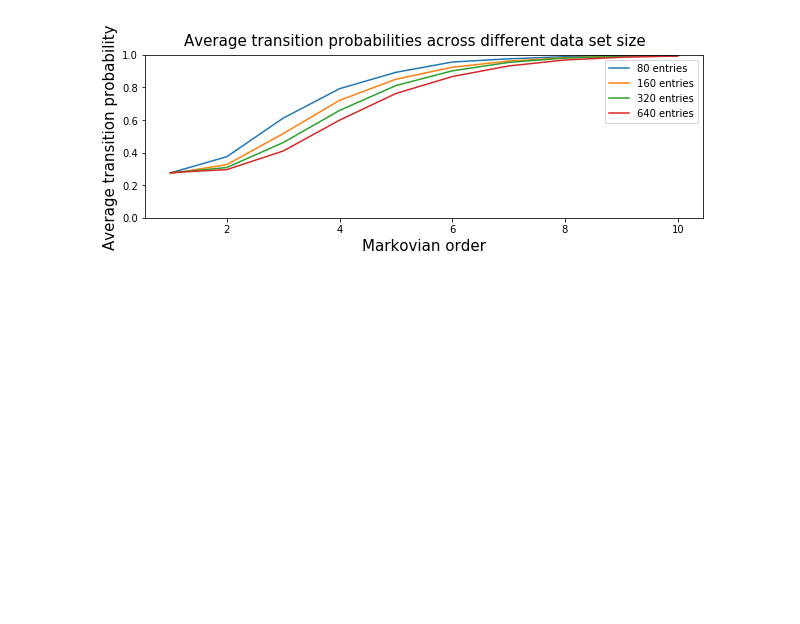
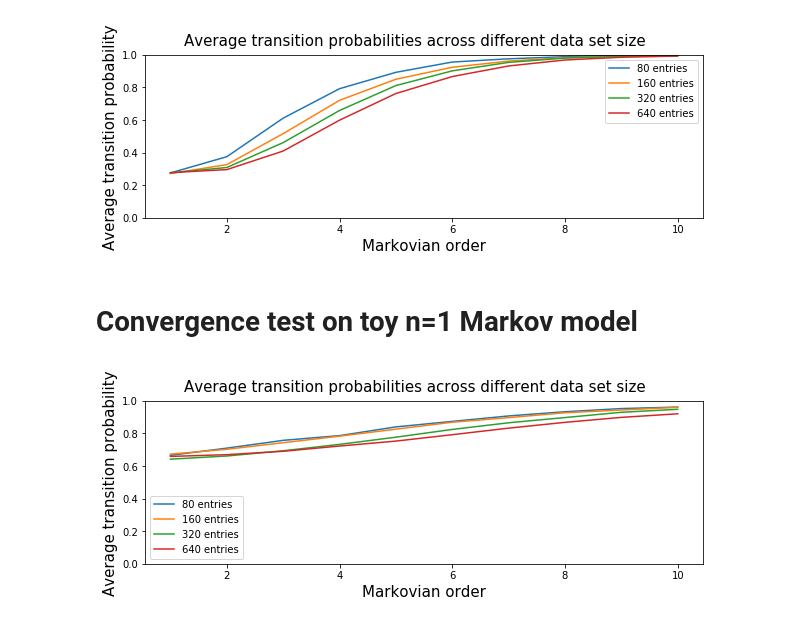
Before and after one commit to sjonany/replication_recanatesi_2015, a Jupyter notebook: markov_test.ipynb, the cells around one changed output. Cells and saved outputs as stored; diff of their text form; code cells hidden in the pictures; blank space fills up the shorter version.

Commit message:
Added convergence test results on a markov order 1 toy model to demonstrate our convergence failure.

```diff
--- a/markov_test.ipynb
+++ b/markov_test.ipynb
@@ -139,3 +139,17 @@ fig.suptitle("Average transition probabilities across different data set size",
 _ = _
 # %% [output]
 [figure]
+# %% [markdown]
+# Convergence test on toy n=1 Markov model
+# %%
+seq_name_to_file = {
+  "80 entries": "sequences/seq_markov_80.txt",
+  "160 entries": "sequences/seq_markov_160.txt",
+  "320 entries": "sequences/seq_markov_320.txt",
+  "640 entries": "sequences/seq_markov_640.txt"
+}
+fig = plot_probs(seq_name_to_file)
+fig.suptitle("Average transition probabilities across different data set size", fontsize=FONTSIZE)
+_ = _
+# %% [output]
+[figure, added]
```
Also changed, not shown: 5 other files.
